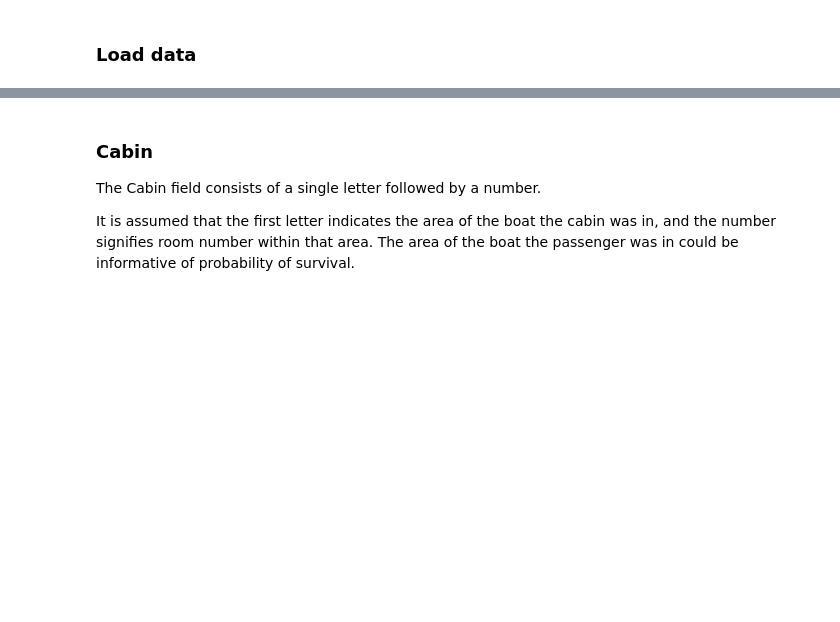
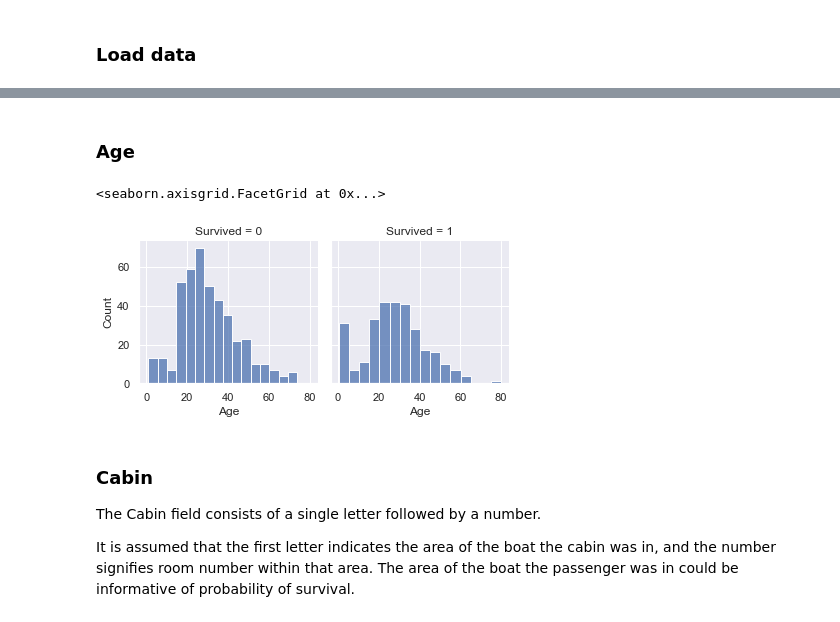
Before and after one commit to jdidcote/kaggle-competitions, a Jupyter notebook: Titanic/Titanic.ipynb, the cells around one changed output, grey strips where cells are left out. Cells and saved outputs as stored; diff of their text form; code cells hidden in the pictures; blank space fills up the shorter version.

```diff
--- a/Titanic/Titanic.ipynb
+++ b/Titanic/Titanic.ipynb
@@ -26,6 +27,7 @@ import pandas as pd
 import pickle
 import numpy as np
 import seaborn as sns
+sns.set(rc = {'figure.figsize':(15,8)})
 from xgboost import XGBClassifier
 
 from mlutils.model.baseline import AutoMLBaseline
@@ -69,0 +70,8 @@ df.head()
+# %% [markdown]
+### Age
+# %%
+g = sns.FacetGrid(data=df, col="Survived")
+g.map_dataframe(sns.histplot, data=df, x="Age",)
+# %% [output]
+<seaborn.axisgrid.FacetGrid at 0x...>
+[figure, added]
```
Also changed, not shown: parts of 16 cells of this notebook.
